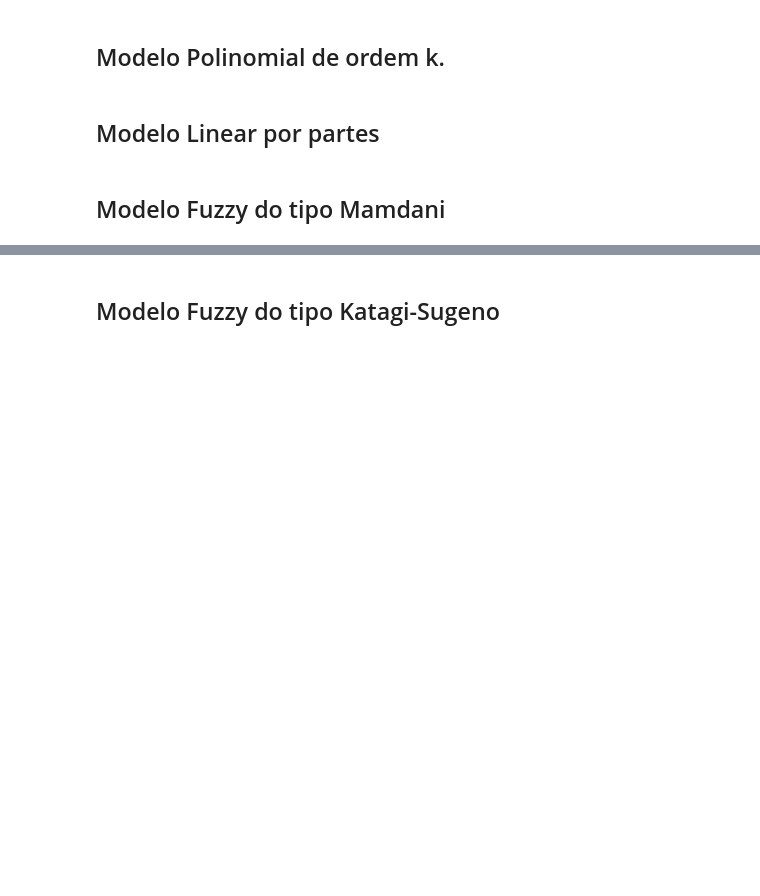
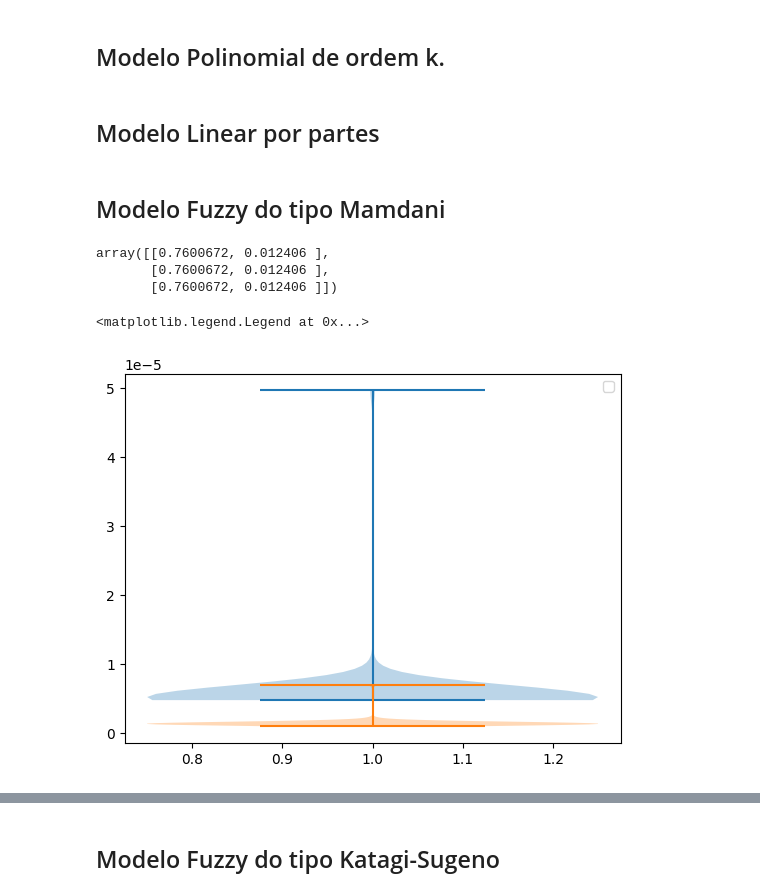
Before and after one commit to LuisFelipeCSouza/inteligencia-computacional-aplicada, a Jupyter notebook: notebooks/trabalho-1.ipynb, the cells around one changed output, grey strips where cells are left out. Drawn from its saved outputs; the diff is of its cells as text; code cells hidden in the pictures; blank space fills up the shorter version.

```diff
--- a/notebooks/trabalho-1.ipynb
+++ b/notebooks/trabalho-1.ipynb
@@ -118,0 +175,40 @@ class PiecewiseLinearRegression:
+# %%
+lista = []
+
+np.exp(-((66 - np.array([65, 70])) ** 2) / (2 * 1.35 ** 2))
+
+for i in range(3):
+    lista.append(np.exp(-((66 - np.array([65, 70])) ** 2) / (2 * 1.35 ** 2)))
+
+np.array(lista)
+# %% [output]
+array([[0.7600672, 0.012406 ],
+       [0.7600672, 0.012406 ],
+       [0.7600672, 0.012406 ]])
+# %%
+from time import time
+
+
+tempo1 = []
+tempo2 = []
+
+for i in range(100):
+    t0 = time()
+    np.exp(-((66 - np.array([65, 70, 80])) ** 2) / (2 * 1.35 ** 2))
+    t1 = time()
+    tempo1.append(t1-t0)
+
+    t0 = time()
+    for i in [65, 70, 80]:
+        np.exp(-((66 - i) ** 2) / (2 * 1.35 ** 2))
+    t1 = time()
+
+    tempo2.append(t1-t0)
+
+
+plt.violinplot(tempo1, )
+plt.violinplot(tempo2, )
+plt.legend()
+# %% [output]
+<matplotlib.legend.Legend at 0x...>
+[figure, added]
```
Also changed, not shown: parts of 5 cells of this notebook.
